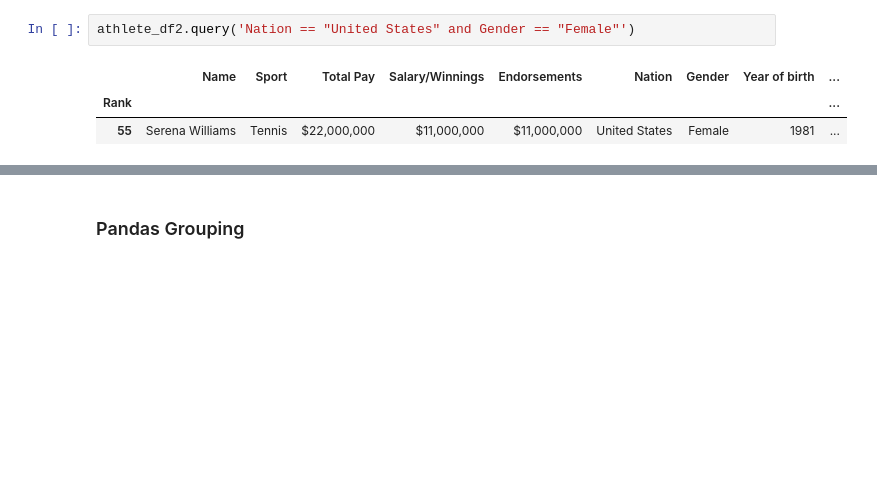
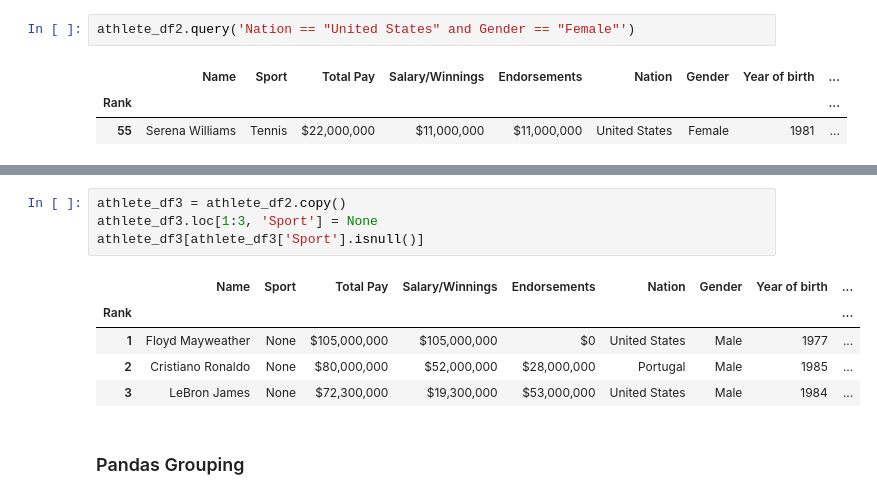
Before and after one commit to ajithpmohan/PythonDataAnalysisVisualization, a Jupyter notebook: pandas/athletes.ipynb, the cells around one changed output, grey strips where cells are left out. Cells and saved outputs as stored; diff of their text form; blank space fills up the shorter version.

```diff
--- a/pandas/athletes.ipynb
+++ b/pandas/athletes.ipynb
@@ -263,3 +314,13 @@ athlete_df2.query('Nation == "United States" and Gender == "Female"')
+# %%
+athlete_df3 = athlete_df2.copy()
+athlete_df3.loc[1:3, 'Sport'] = None
+athlete_df3[athlete_df3['Sport'].isnull()]
+# %% [output]
+|  | Name | Sport | Total Pay | Salary/Winnings | Endorsements | Nation | Gender | Year of birth | ... |
+| Rank |  |  |  |  |  |  |  |  | ... |
+| 1 | Floyd Mayweather | None | $105,000,000 | $105,000,000 | $0 | United States | Male | 1977 | ... |
+| 2 | Cristiano Ronaldo | None | $80,000,000 | $52,000,000 | $28,000,000 | Portugal | Male | 1985 | ... |
+| 3 | LeBron James | None | $72,300,000 | $19,300,000 | $53,000,000 | United States | Male | 1984 | ... |
 # %% [markdown]
 ### Pandas Grouping
 # %%
```
Also changed, not shown: parts of 7 cells of this notebook, 1 other file.
